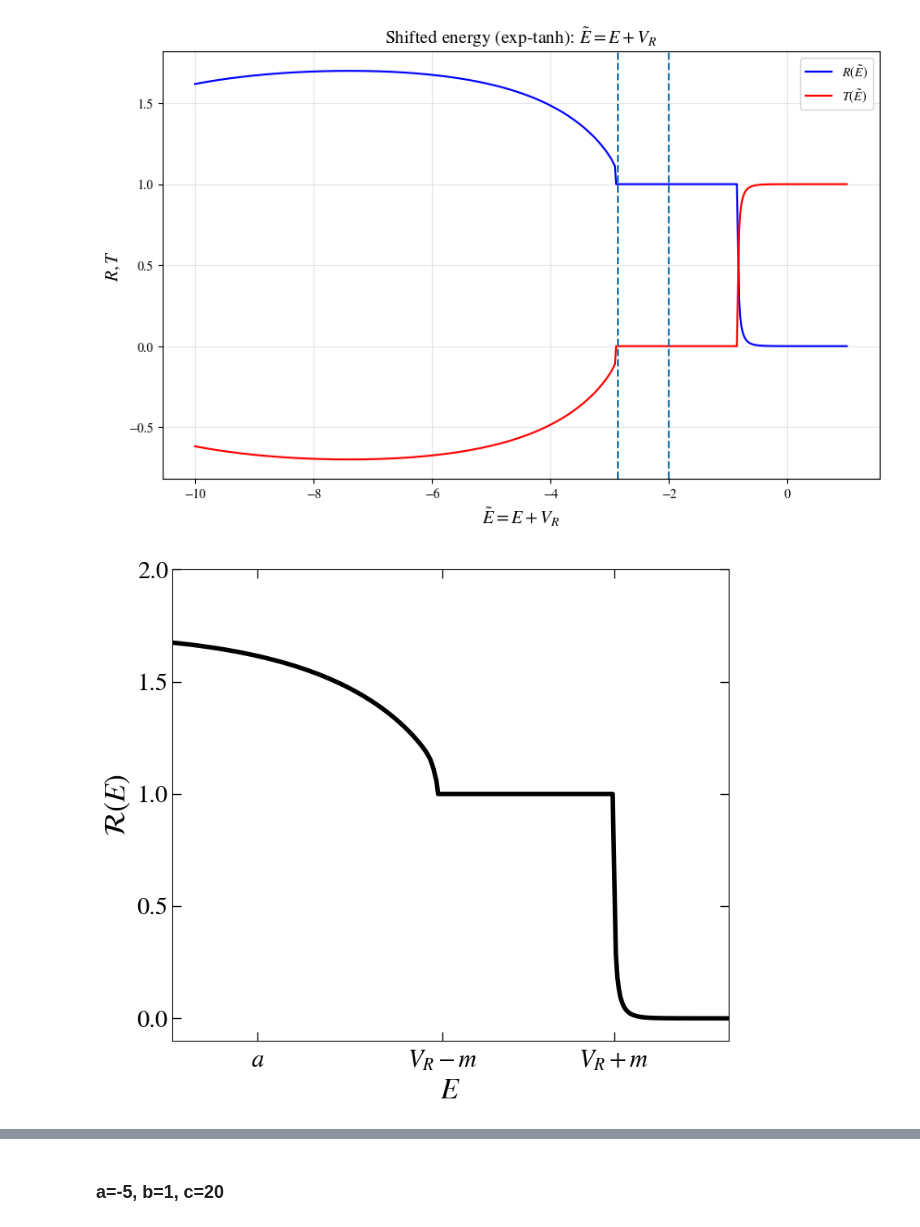
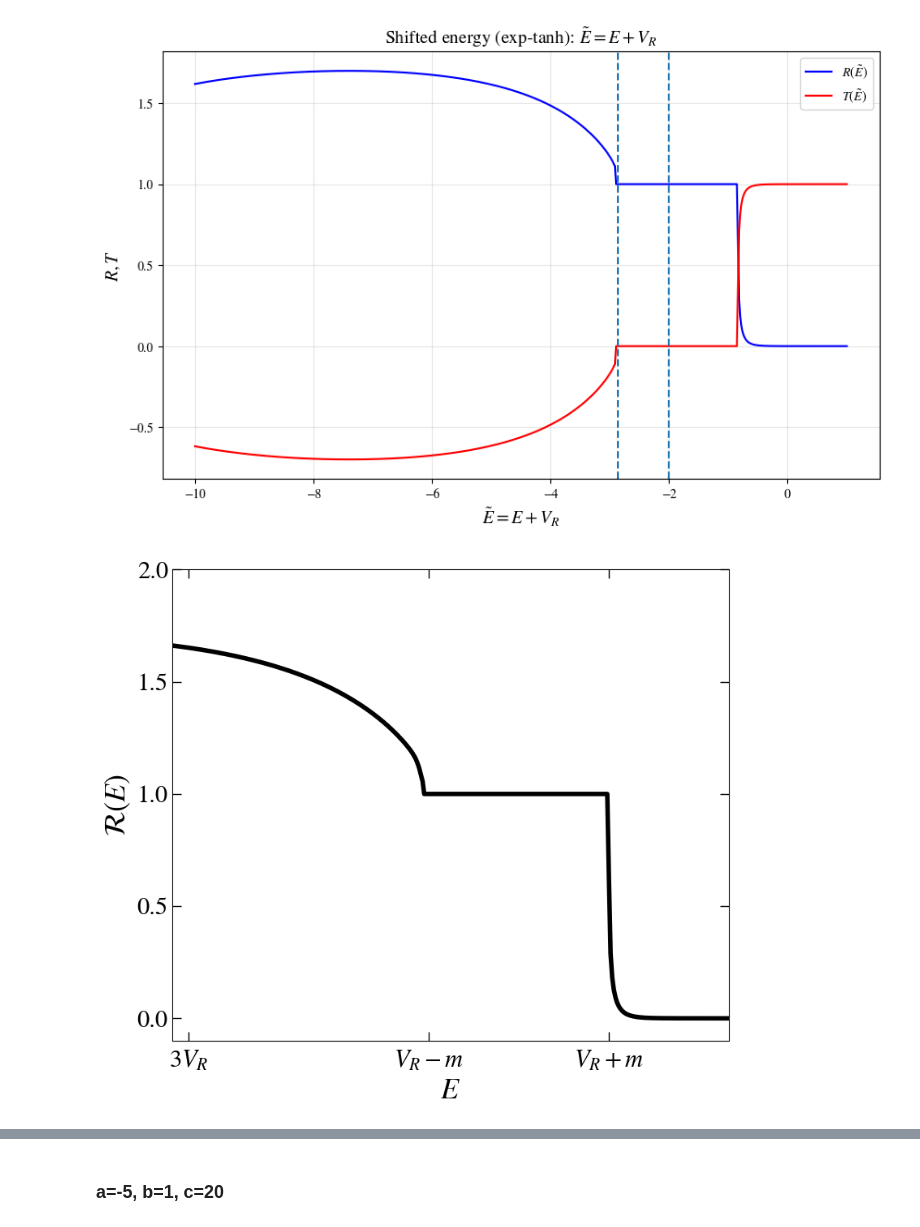
Before and after one commit to AnyelTars/RelativisticQuantumMechanics, a Jupyter notebook: KGsolver/notebooks/examples.ipynb, the cells around one changed output, grey strips where cells are left out. Saved outputs shown, nothing was run; the diff lists cells and outputs as text; code cells hidden in the pictures.

Commit message:
figures for paper exptanh and tanh

```diff
--- a/KGsolver/notebooks/examples.ipynb
+++ b/KGsolver/notebooks/examples.ipynb
@@ -153,32 +152,30 @@ R_smooth1 = suavizar_coeficiente(E_mod1, R_mod1, E_quiebre, ancho, valor_objetiv
 # %%
 m = 1
 a = -5
-VL = -13.59
-VR = -1.84
 #Emax = np.max(Etilde_mod1)
 
 plt.figure(figsize=(8, 7))
 plt.plot(E_mod1, R_smooth1, color="black", linestyle="-", linewidth=4, label=r"$\mathcal{R}(E)$")
 # plt.plot(E_tilde, T_mod1, color="r", linestyle="-", linewidth=4, label=r"$\mathcal{T}(E)$")
 
 plt.xlabel(r"$E$", fontsize=26)
 plt.ylabel(r"$\mathcal{R}(E)$", fontsize=26)
 
 # More uniform tick spacing in [m, Emax] using combinations of a and m
-xtick_pos = [VR-m ,VR+m, a, 2*a]
-xtick_lbl = [r"$V_R-m$", r"$V_R+m$", r"$a$", r"$2a$"]
+xtick_pos = [3*VR, VR-m ,VR+m]
+xtick_lbl = [r"$3V_R$", r"$V_R-m$", r"$V_R+m$"]
 plt.xticks(xtick_pos, xtick_lbl, fontsize=22)
 
-plt.xlim(a-1, np.max(E_mod1)-0.5)
+plt.xlim(3.1*VR, np.max(E_mod1)-0.5)
 plt.ylim(-0.1, 2)
 plt.yticks(np.arange(0, 2.01, 0.5))
 plt.tick_params(axis='both', which='both', direction='in', labelsize=22, top=True, right=True, length=8, width=1.0)
 plt.tick_params(axis='x', pad=8)
 plt.tight_layout()
 plt.savefig(path_data / "R(E)-expTanh-c1.png", dpi=300)
 plt.show()
 # %% [output]
-[figure, old version]
+[figure, new version]
 # %%
 # smooth T curve with the same sigmoid factor
 T_smooth1 = suavizar_coeficiente(E_mod1, T_mod1, E_quiebre, ancho, valor_objetivo=0.0, E_limite_caida=-2)
```
Also changed, not shown: parts of 8 cells of this notebook.
